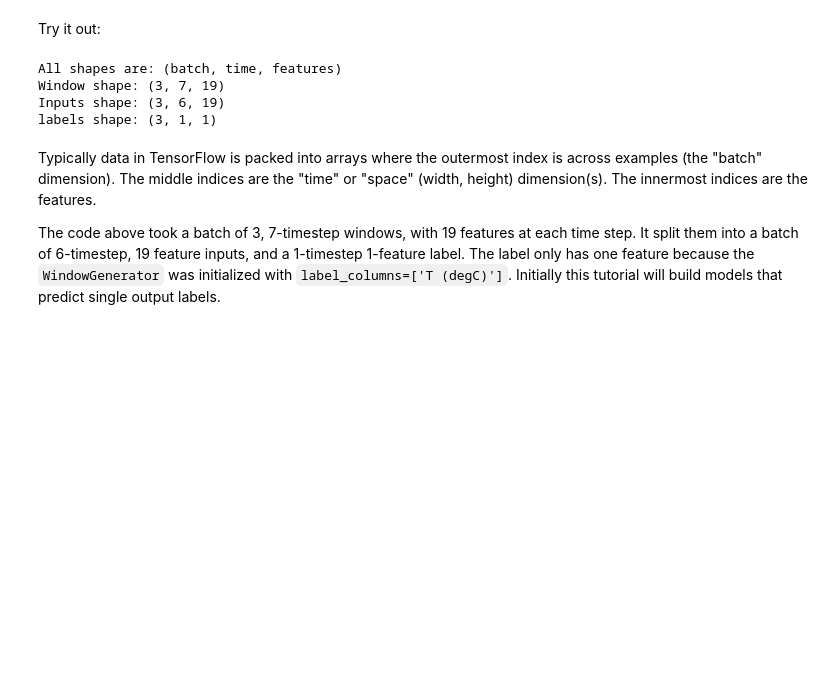
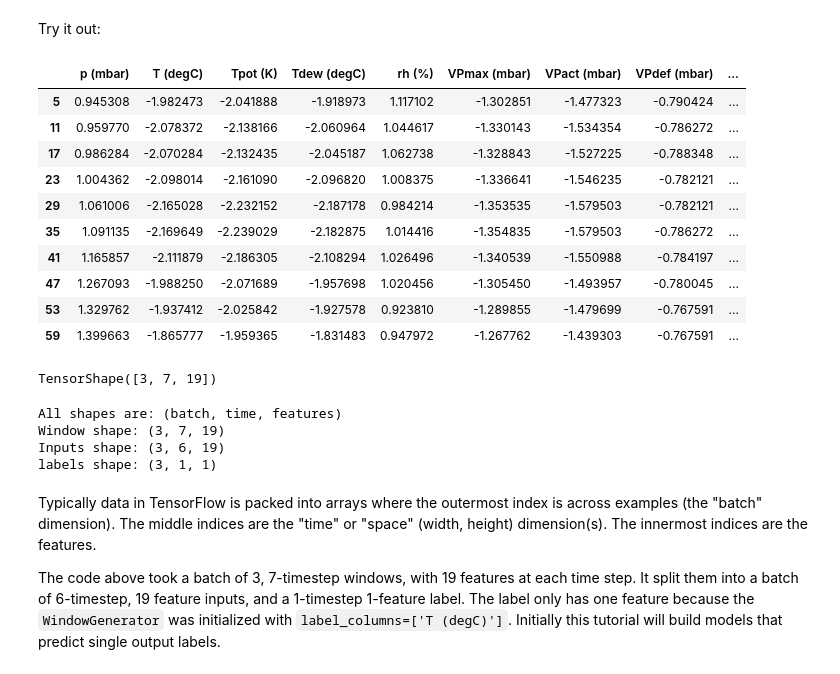
Before and after one commit to shubacca/time-series-tf-weather, a Jupyter notebook: site/en/tutorials/structured_data/time_series.ipynb, the cells around one changed output. Drawn from its saved outputs; the diff is of its cells as text; code cells hidden in the pictures; blank space fills up the shorter version.

```diff
--- a/site/en/tutorials/structured_data/time_series.ipynb
+++ b/site/en/tutorials/structured_data/time_series.ipynb
@@ -528,24 +402,41 @@ def split_window(self, features):
 WindowGenerator.split_window = split_window
 # %% [markdown]
 Try it out:
+# %%
+train_df.head(10)
+# %% [output]
+|  | p (mbar) | T (degC) | Tpot (K) | Tdew (degC) | rh (%) | VPmax (mbar) | VPact (mbar) | VPdef (mbar) | ... |
+| 5 | 0.945308 | -1.982473 | -2.041888 | -1.918973 | 1.117102 | -1.302851 | -1.477323 | -0.790424 | ... |
+| 11 | 0.959770 | -2.078372 | -2.138166 | -2.060964 | 1.044617 | -1.330143 | -1.534354 | -0.786272 | ... |
+| 17 | 0.986284 | -2.070284 | -2.132435 | -2.045187 | 1.062738 | -1.328843 | -1.527225 | -0.788348 | ... |
+| 23 | 1.004362 | -2.098014 | -2.161090 | -2.096820 | 1.008375 | -1.336641 | -1.546235 | -0.782121 | ... |
+| 29 | 1.061006 | -2.165028 | -2.232152 | -2.187178 | 0.984214 | -1.353535 | -1.579503 | -0.782121 | ... |
+| 35 | 1.091135 | -2.169649 | -2.239029 | -2.182875 | 1.014416 | -1.354835 | -1.579503 | -0.786272 | ... |
+| 41 | 1.165857 | -2.111879 | -2.186305 | -2.108294 | 1.026496 | -1.340539 | -1.550988 | -0.784197 | ... |
+| 47 | 1.267093 | -1.988250 | -2.071689 | -1.957698 | 1.020456 | -1.305450 | -1.493957 | -0.780045 | ... |
+| 53 | 1.329762 | -1.937412 | -2.025842 | -1.927578 | 0.923810 | -1.289855 | -1.479699 | -0.767591 | ... |
+| 59 | 1.399663 | -1.865777 | -1.959365 | -1.831483 | 0.947972 | -1.267762 | -1.439303 | -0.767591 | ... |
 # %%
 # Stack three slices, the length of the total window:
 example_window = tf.stack([np.array(train_df[:w2.total_window_size]),
                            np.array(train_df[100:100+w2.total_window_size]),
                            np.array(train_df[200:200+w2.total_window_size])])
-
-
-example_inputs, example_labels = w2.split_window(example_window)
-
-print('All shapes are: (batch, time, features)')
-print(f'Window shape: {example_window.shape}')
-print(f'Inputs shape: {example_inputs.shape}')
-print(f'labels shape: {example_labels.shape}')
-# %% [output]
-All shapes are: (batch, time, features)
-Window shape: (3, 7, 19)
-Inputs shape: (3, 6, 19)
-labels shape: (3, 1, 1)
+# %%
+example_window.shape
+# %% [output]
+TensorShape([3, 7, 19])
+# %%
+example_inputs, example_labels = w2.split_window(example_window)
+
+print('All shapes are: (batch, time, features)')
+print(f'Window shape: {example_window.shape}')
+print(f'Inputs shape: {example_inputs.shape}')
+print(f'labels shape: {example_labels.shape}')
+# %% [output]
+All shapes are: (batch, time, features)
+Window shape: (3, 7, 19)
+Inputs shape: (3, 6, 19)
+labels shape: (3, 1, 1)
 # %% [markdown]
 Typically data in TensorFlow is packed into arrays where the outermost index is across examples (the "batch" dimension). The middle indices are the "time" or "space" (width, height) dimension(s). The innermost indices are the features.
 
```
Also changed, not shown: parts of 56 cells of this notebook.
